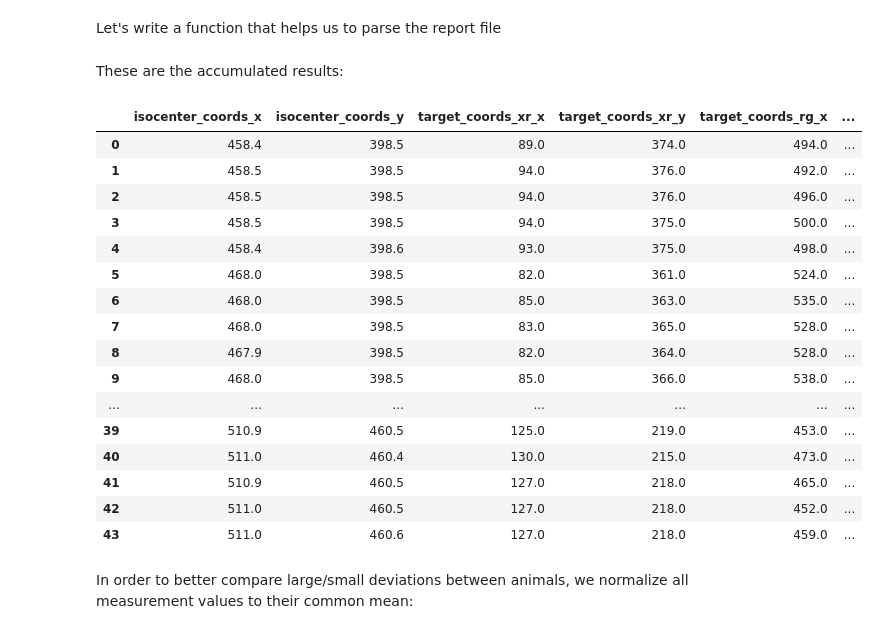
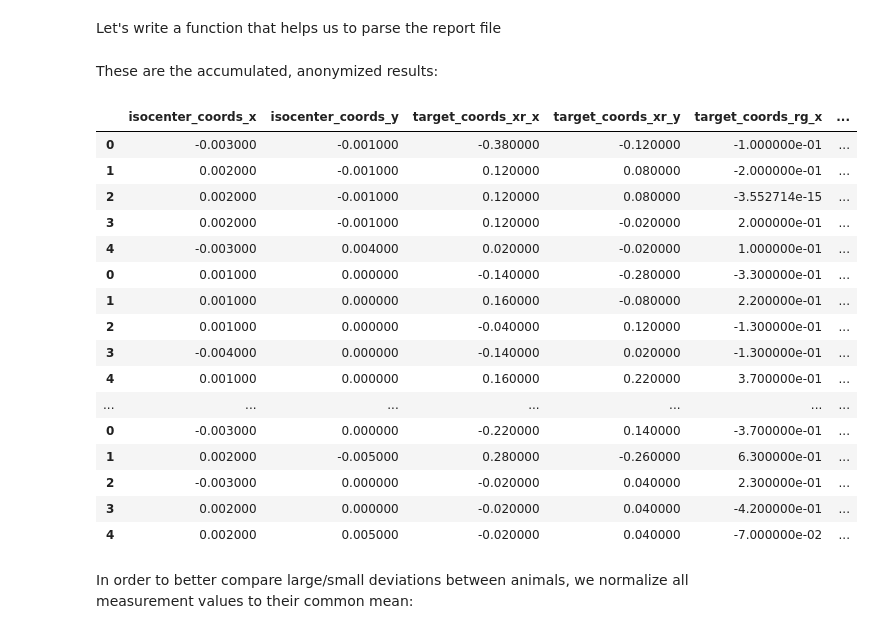
Before and after one commit to jo-mueller/radiographic_workflow_evaluation, a Jupyter notebook: Evaluate_observer_variations.ipynb, the cells around one changed output. Cells and saved outputs as stored; diff of their text form; code cells hidden in the pictures.

```diff
--- a/Evaluate_observer_variations.ipynb
+++ b/Evaluate_observer_variations.ipynb
@@ -73,41 +72,46 @@ def get_info(report_file: str):
 
     return info
-# %%
-results = []
-for animal in animals:
-    for study in os.listdir(os.path.join(root, animal)):
-        observer = study.split('_')[1]
-
-
-        report_file = os.path.join(root, animal, study, 'report.txt')
-        info = get_info(report_file)
-        info['observer'] = observer
-        info['animal'] = animal
-
-        results.append(info)
+# %%
+results = []
+for animal in animals:
+    _results = []
+    for study in os.listdir(os.path.join(root, animal)):
+        observer = study.split('_')[1]
+
+
+        report_file = os.path.join(root, animal, study, 'report.txt')
+        info = get_info(report_file)
+
+        data_columns = list(info.keys())
+
+        info['observer'] = observer
+        info['animal'] = animal
+
+        _results.append(info)
+    _df = pd.DataFrame(_results)
+    _df[data_columns] = _df[data_columns] - _df[data_columns].mean()
+    results.append(_df)
+df = pd.concat(results)
 # %% [markdown]
-These are the accumulated results:
+These are the accumulated, anonymized results:
 # %%
-df = pd.DataFrame(results)
 df['observer'] = 'Observer ' + pd.Series(pd.factorize(df['observer'])[0] + 1).astype(str)
 df
 # %% [output]
 |  | isocenter_coords_x | isocenter_coords_y | target_coords_xr_x | target_coords_xr_y | target_coords_rg_x | ... |
-| 0 | 458.4 | 398.5 | 89.0 | 374.0 | 494.0 | ... |
-| 1 | 458.5 | 398.5 | 94.0 | 376.0 | 492.0 | ... |
-| 2 | 458.5 | 398.5 | 94.0 | 376.0 | 496.0 | ... |
-| 3 | 458.5 | 398.5 | 94.0 | 375.0 | 500.0 | ... |
-| 4 | 458.4 | 398.6 | 93.0 | 375.0 | 498.0 | ... |
-| 5 | 468.0 | 398.5 | 82.0 | 361.0 | 524.0 | ... |
-| 6 | 468.0 | 398.5 | 85.0 | 363.0 | 535.0 | ... |
-| 7 | 468.0 | 398.5 | 83.0 | 365.0 | 528.0 | ... |
-| 8 | 467.9 | 398.5 | 82.0 | 364.0 | 528.0 | ... |
-| 9 | 468.0 | 398.5 | 85.0 | 366.0 | 538.0 | ... |
+| 0 | -0.003000 | -0.001000 | -0.380000 | -0.120000 | -1.000000e-01 | ... |
+| 1 | 0.002000 | -0.001000 | 0.120000 | 0.080000 | -2.000000e-01 | ... |
+| 2 | 0.002000 | -0.001000 | 0.120000 | 0.080000 | -3.552714e-15 | ... |
+| 3 | 0.002000 | -0.001000 | 0.120000 | -0.020000 | 2.000000e-01 | ... |
+| 4 | -0.003000 | 0.004000 | 0.020000 | -0.020000 | 1.000000e-01 | ... |
+| 0 | 0.001000 | 0.000000 | -0.140000 | -0.280000 | -3.300000e-01 | ... |
+| 1 | 0.001000 | 0.000000 | 0.160000 | -0.080000 | 2.200000e-01 | ... |
+| 2 | 0.001000 | 0.000000 | -0.040000 | 0.120000 | -1.300000e-01 | ... |
+| 3 | -0.004000 | 0.000000 | -0.140000 | 0.020000 | -1.300000e-01 | ... |
+| 4 | 0.001000 | 0.000000 | 0.160000 | 0.220000 | 3.700000e-01 | ... |
 | ... | ... | ... | ... | ... | ... | ... |
-| 39 | 510.9 | 460.5 | 125.0 | 219.0 | 453.0 | ... |
-| 40 | 511.0 | 460.4 | 130.0 | 215.0 | 473.0 | ... |
-| 41 | 510.9 | 460.5 | 127.0 | 218.0 | 465.0 | ... |
-| 42 | 511.0 | 460.5 | 127.0 | 218.0 | 452.0 | ... |
-| 43 | 511.0 | 460.6 | 127.0 | 218.0 | 459.0 | ... |
+| 0 | -0.003000 | 0.000000 | -0.220000 | 0.140000 | -3.700000e-01 | ... |
+| 1 | 0.002000 | -0.005000 | 0.280000 | -0.260000 | 6.300000e-01 | ... |
+| 2 | -0.003000 | 0.000000 | -0.020000 | 0.040000 | 2.300000e-01 | ... |
+| 3 | 0.002000 | 0.000000 | -0.020000 | 0.040000 | -4.200000e-01 | ... |
+| 4 | 0.002000 | 0.005000 | -0.020000 | 0.040000 | -7.000000e-02 | ... |
-# %% [markdown]
-In order to better compare large/small deviations between animals, we normalize all measurement values to their common mean:
@@ -114,3 +148,5 @@ In order to better compare large/small deviations between animals, we normalize
+# %% [markdown]
+In order to better compare large/small deviations between animals, we normalize all measurement values to their common mean:
 # %%
 measurement_items = list(df.columns)
 measurement_items.remove('animal')
```
Also changed, not shown: parts of 6 cells of this notebook.
